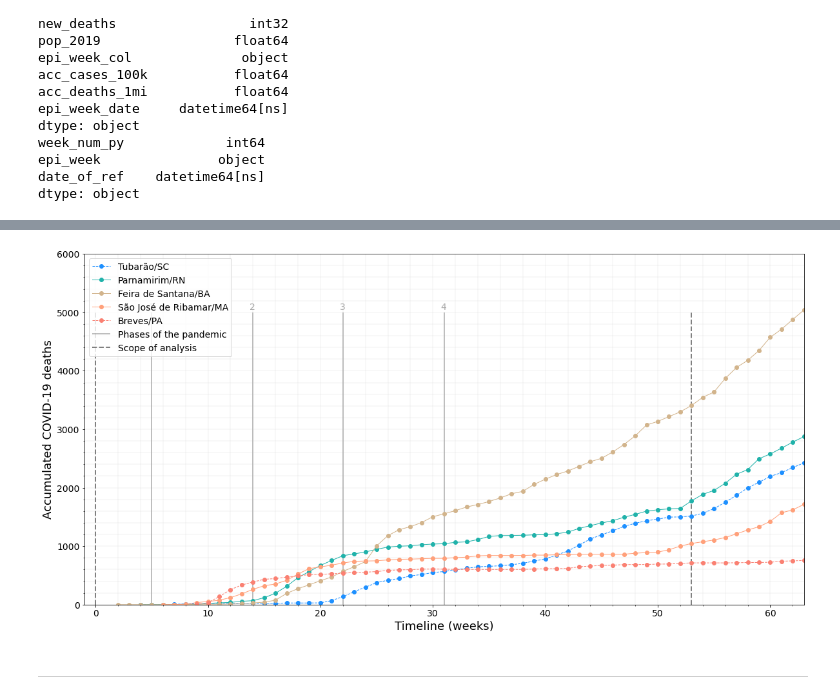
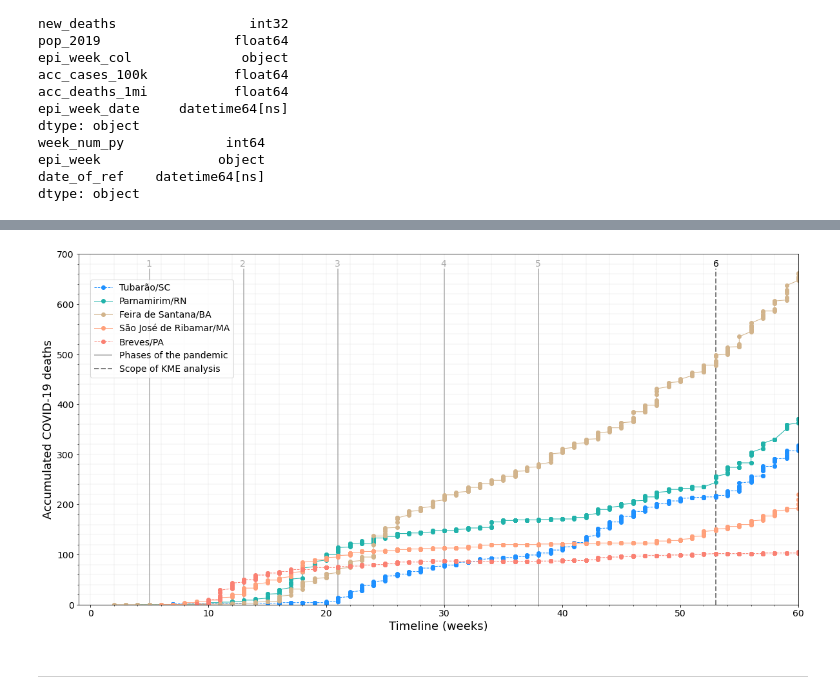
Before and after one commit to alexandrepereiraarq/COVIDGI, a Jupyter notebook: CVGI_MR_05_analysis.ipynb, the cells around one changed output, grey strips where cells are left out. Drawn from its saved outputs; the diff is of its cells as text; code cells hidden in the pictures.

Commit message:
updating graphs, using reviewed acc deaths data

```diff
--- a/CVGI_MR_05_analysis.ipynb
+++ b/CVGI_MR_05_analysis.ipynb
@@ -608,3 +623,8 @@ week_num_py             int64
 epi_week               object
 date_of_ref    datetime64[ns]
 dtype: object
+# %%
+for i, val in enumerate(cases_A5.epidemiological_week):
+    txt = left(str(val),4) + "." + right(str(val),2)
+    cases_A5['epi_week'].iloc[i] = txt
+cases_A5
@@ -633,8 +662,8 @@ sns.lineplot(x=cases_A5_merged.week_num_py, y=cases_A5_merged.acc_deaths, hue=ca
 # %%
 df = cases_A5_merged
 cities_list = cities_list_svi_A5
-X = 'week_num_py'     ## time to event
-Y = 'acc_deaths'      ## event occurred or censored
+X = 'week_num_py'
+Y = 'acc_deaths'
 
 save_fig = True
 ci_alpha_value = 0.35
@@ -654,43 +683,43 @@ plt.rc('legend', fontsize=ss)    # legend fontsize
 #plt.rc('figure', titlesize=BIGGER_SIZE)  # fontsize of the figure title
 
 fig, ax = plt.subplots(figsize=(20,10))
 
 cities_label1 = '4218707'
 ax.plot(X, Y, data=df[df.ibge_code==cities_label1], marker='o', markerfacecolor=color_list[0], markersize=6, color=color_list[0], linewidth=1,ls=lineStyles[0],label=cities_names_svi_A5_dict[cities_label1])
 
 cities_label2 = '2403251'
 ax.plot(X, Y, data=df[df.ibge_code==cities_label2], marker='o', markerfacecolor=color_list[1], markersize=6, color=color_list[1], linewidth=1,ls=lineStyles[1],label=cities_names_svi_A5_dict[cities_label2])
 
 cities_label3 = '2910800'
 ax.plot(X, Y, data=df[df.ibge_code==cities_label3], marker='o', markerfacecolor=color_list[2], markersize=6, color=color_list[2], linewidth=1,ls=lineStyles[1],label=cities_names_svi_A5_dict[cities_label3])
 
 cities_label4 = '2111201'
 ax.plot(X, Y, data=df[df.ibge_code==cities_label4], marker='o', markerfacecolor=color_list[3], markersize=6, color=color_list[3], linewidth=1,ls=lineStyles[1],label=cities_names_svi_A5_dict[cities_label4])
 
 cities_label5 = '1501808'
 ax.plot(X, Y, data=df[df.ibge_code==cities_label5], marker='o', markerfacecolor=color_list[4], markersize=6, color=color_list[4], linewidth=1,ls=lineStyles[0],label=cities_names_svi_A5_dict[cities_label5])
 
-vlines_pos = [5,14,22,31]
-ax.vlines(vlines_pos, 0, 5000, colors='darkgrey',lw=1.5, linestyles='-', label='Phases of the pandemic')
+vlines_pos = [5,13,21,30,38]
+ax.vlines(vlines_pos, 0, 670, colors='darkgrey',lw=1.5, linestyles='-', label='Phases of the pandemic')
 for i in range(len(vlines_pos)):
-    text((vlines_pos[i]-0.3),5050,i+1,color='darkgrey')
-ax.vlines([0,53], 0, 5000, colors='grey',lw=2, linestyles='--', label='Scope of analysis')
-plt.legend()
+    text((vlines_pos[i]-0.3),675,i+1,color='darkgrey')
+ax.vlines([53], 0, 670, colors='grey',lw=2, linestyles='--', label='Scope of KME analysis')
+text(52.8,675,'6',color='black')
+plt.legend(bbox_to_anchor=(0.01, 0.94), loc='upper left')
+
 plt.minorticks_on()
 plt.grid(b=True, which='both',color='gainsboro', linestyle='-', linewidth=0.4)
-#plt.grid(b=True, which='minor',color='gainsboro', linestyle='-', linewidth=0.3)
-#plt.grid(b=True, which='major',color='grey', linestyle='-', linewidth=0.5)
 
-ax.set(xlabel='Timeline (weeks)', ylabel='Accumulated COVID-19 deaths',ylim=[0,6000],xlim=[-1,63])
+ax.set(xlabel='Timeline (weeks)', ylabel='Accumulated COVID-19 deaths',ylim=[0,700],xlim=[-1,60])
 
 if save_fig == True:
     file_name = 'CVGI_ACCDeaths_SVI_cities_sample_A5.png'
-    file_path = Path('./OUT/')
+    file_path = Path('./OUT')
     url = file_path / file_name
     plt.savefig(url, dpi=300,bbox_inches='tight',pad_inches=0.05)
 plt.show()
 # %% [output]
-[figure, old version]
+[figure, new version]
 # %% [markdown]
 ---
 # %% [markdown]
```
Also changed, not shown: parts of 13 cells of this notebook, 2 other files.
